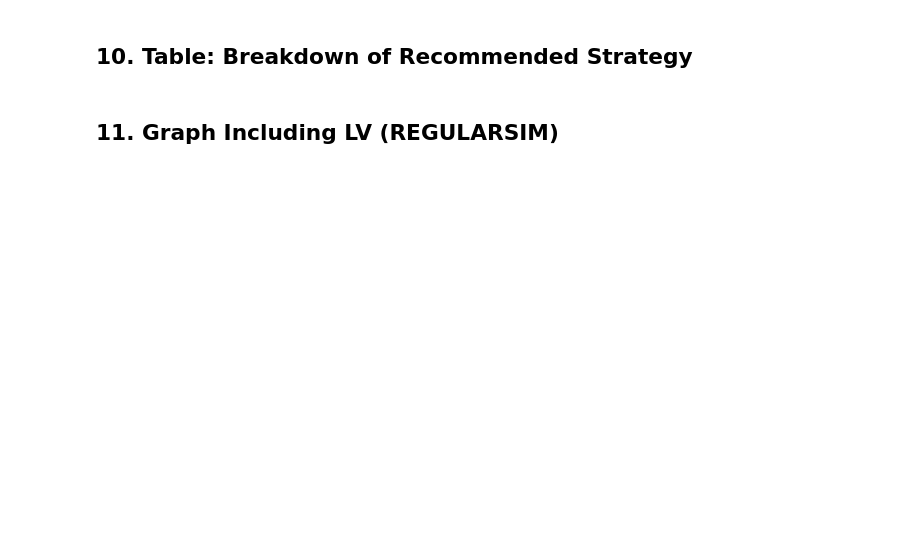
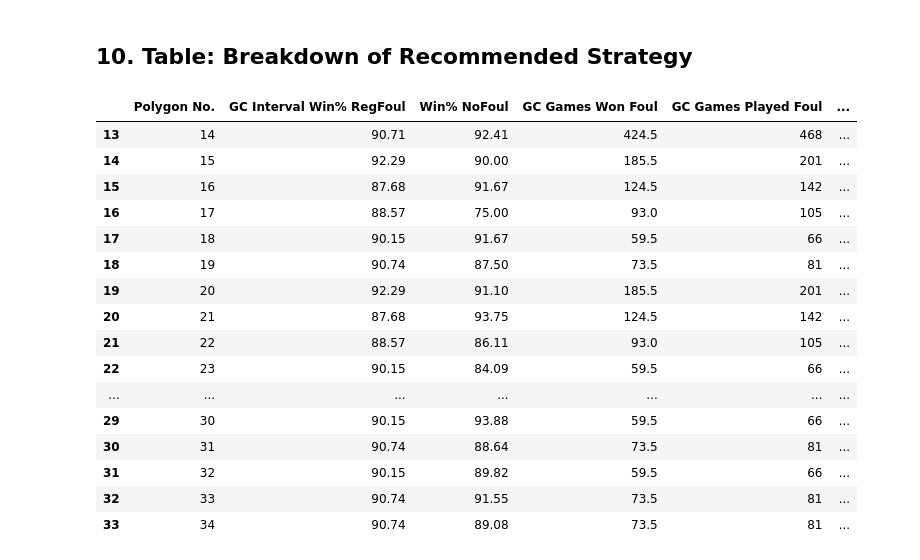
Before and after one commit to julianzapatahall/CBB_Up3FoulStudy, a Jupyter notebook: CBBUp3FoulFigures_JZH.ipynb, the cells around one changed output. Saved outputs shown, nothing was run; the diff lists cells and outputs as text; code cells hidden in the pictures; blank space fills up the shorter version.

```diff
--- a/CBBUp3FoulFigures_JZH.ipynb
+++ b/CBBUp3FoulFigures_JZH.ipynb
@@ -1003,6 +1036,24 @@ plt.show()
 ## 10. Table: Breakdown of Recommended Strategy
 # %%
 gc_grouped['GC Interval Win% RegFoul'] = 100*gc_grouped['GC Games Won Foul'] / gc_grouped['GC Games Played Foul']
-gc_grouped[['Polygon No.','GC Interval Win% RegFoul','Win% NoFoul','GC Games Won Foul','GC Games Played Foul','Games Played NoFoul']].tail(21)
+gc_grouped['GC Interval Win% RegFoul'] = gc_grouped['GC Interval Win% RegFoul'].round(2)
+gc_grouped['Win% NoFoul'] = gc_grouped['Win% NoFoul'].round(2)
+gc_grouped[['Polygon No.','GC Interval Win% RegFoul','Win% NoFoul','GC Games Won Foul','GC Games Played Foul','Games Won NoFoul','Games Played NoFoul']].tail(21)
+# %% [output]
+|  | Polygon No. | GC Interval Win% RegFoul | Win% NoFoul | GC Games Won Foul | GC Games Played Foul | ... |
+| 13 | 14 | 90.71 | 92.41 | 424.5 | 468 | ... |
+| 14 | 15 | 92.29 | 90.00 | 185.5 | 201 | ... |
+| 15 | 16 | 87.68 | 91.67 | 124.5 | 142 | ... |
+| 16 | 17 | 88.57 | 75.00 | 93.0 | 105 | ... |
+| 17 | 18 | 90.15 | 91.67 | 59.5 | 66 | ... |
+| 18 | 19 | 90.74 | 87.50 | 73.5 | 81 | ... |
+| 19 | 20 | 92.29 | 91.10 | 185.5 | 201 | ... |
+| 20 | 21 | 87.68 | 93.75 | 124.5 | 142 | ... |
+| 21 | 22 | 88.57 | 86.11 | 93.0 | 105 | ... |
+| 22 | 23 | 90.15 | 84.09 | 59.5 | 66 | ... |
+| ... | ... | ... | ... | ... | ... | ... |
+| 29 | 30 | 90.15 | 93.88 | 59.5 | 66 | ... |
+| 30 | 31 | 90.74 | 88.64 | 73.5 | 81 | ... |
+| 31 | 32 | 90.15 | 89.82 | 59.5 | 66 | ... |
+| 32 | 33 | 90.74 | 91.55 | 73.5 | 81 | ... |
+| 33 | 34 | 90.74 | 89.08 | 73.5 | 81 | ... |
-# %% [markdown]
-## 11. Graph Including LV (REGULARSIM)
```
Also changed, not shown: parts of 10 cells of this notebook, 35 other files.
